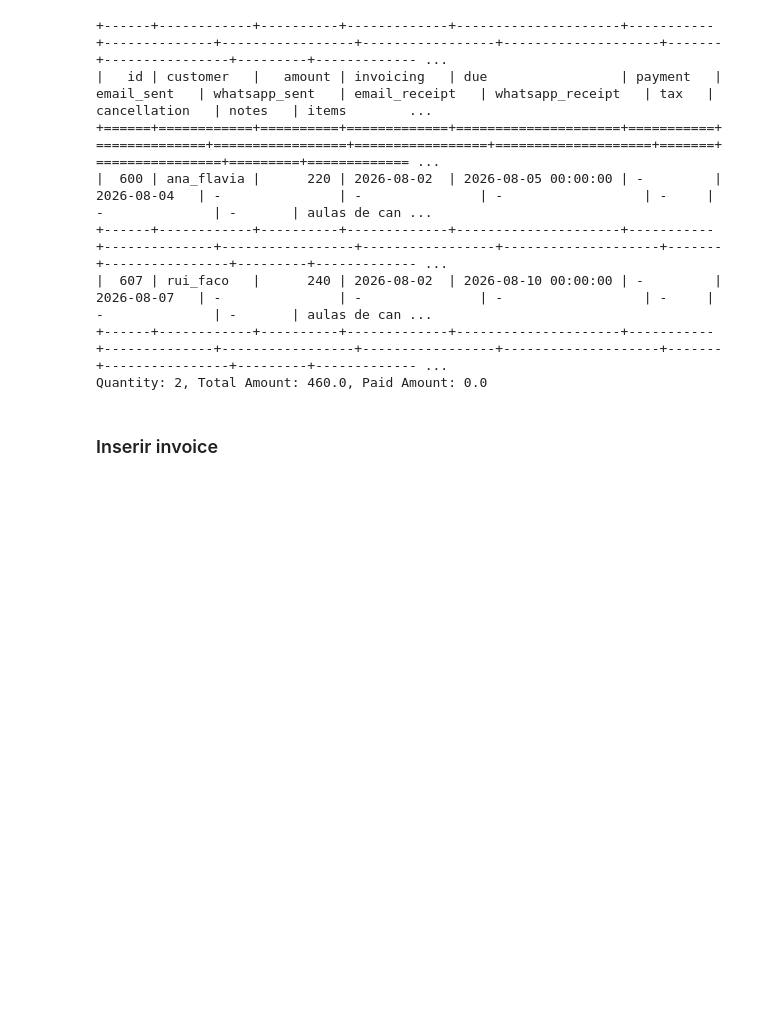
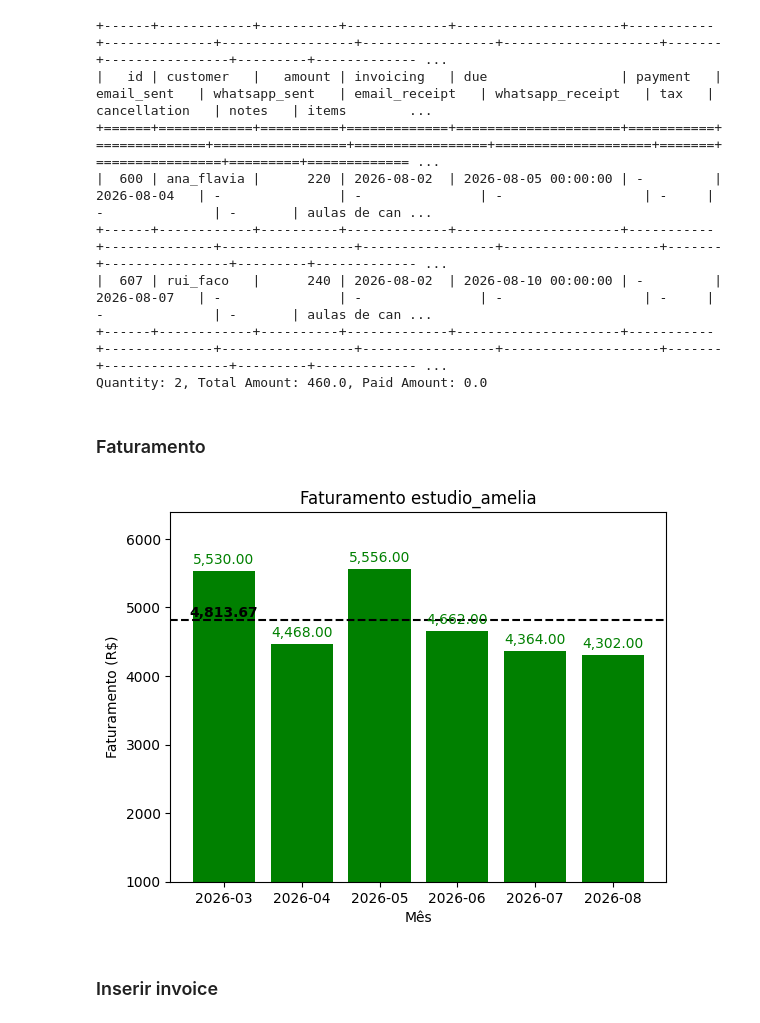
Before and after one commit to lavinas/ephemeris, a Jupyter notebook: billing/frontend/invoices/invoices_management.ipynb, the cells around one changed output. Cells and saved outputs as stored; diff of their text form; code cells hidden in the pictures; blank space fills up the shorter version.

Commit message:
invoicing graph

```diff
--- a/billing/frontend/invoices/invoices_management.ipynb
+++ b/billing/frontend/invoices/invoices_management.ipynb
@@ -58,6 +58,18 @@ print(f"Quantity: {qtty}, Total Amount: {total_amount}, Paid Amount: {paid_amoun
 |  607 | rui_faco   |      240 | 2026-08-02  | 2026-08-10 00:00:00 | -         | 2026-08-07   | -               | -               | -                  | -     | -              | -       | aulas de can ...
 +------+------------+----------+-------------+---------------------+-----------+--------------+-----------------+-----------------+--------------------+-------+----------------+---------+------------- ...
 Quantity: 2, Total Amount: 460.0, Paid Amount: 0.0
+# %% [markdown]
+### Faturamento
+# %%
+from invoices_management import invoicing_graph
+
+vendor = 'estudio_amelia'
+inicio = '2026-01-01'
+fim = '2026-12-31'
+
+plt = invoicing_graph(vendor, inicio, fim)
+# %% [output]
+[figure, added]
 # %% [markdown]
 ### Inserir invoice
 # %%
```
Also changed, not shown: parts of 1 cell of this notebook, 1 other file.
